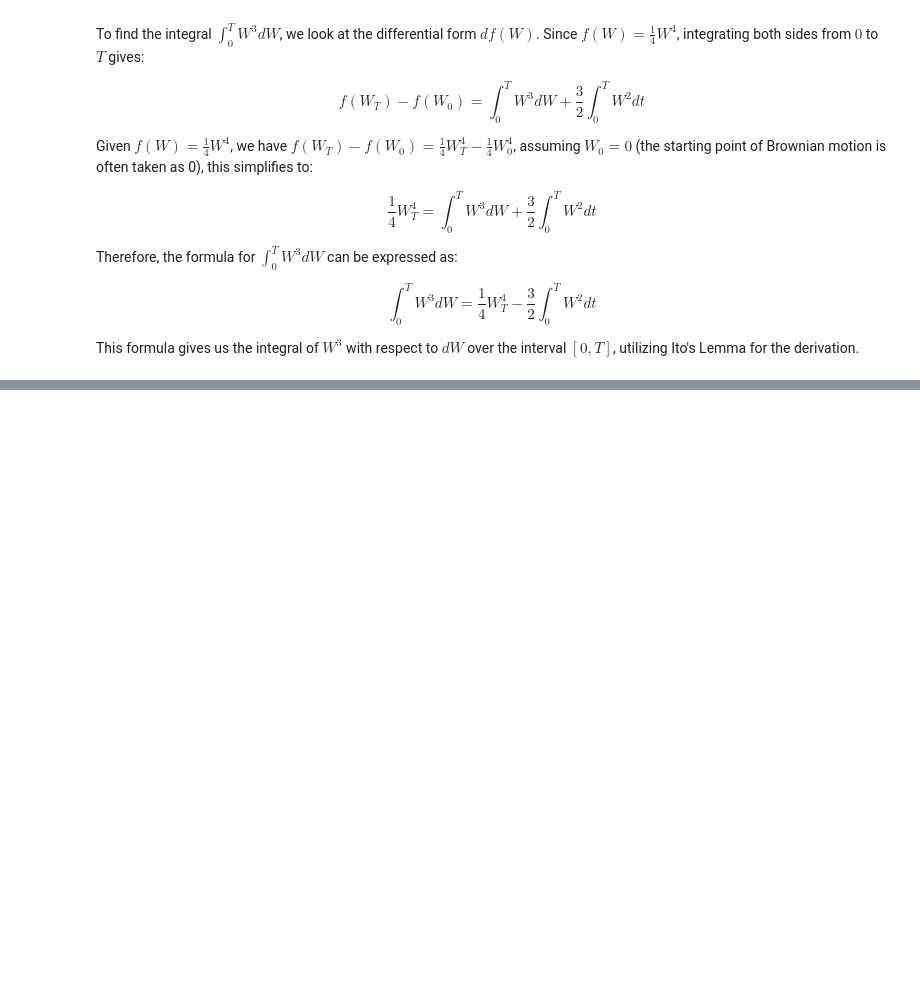
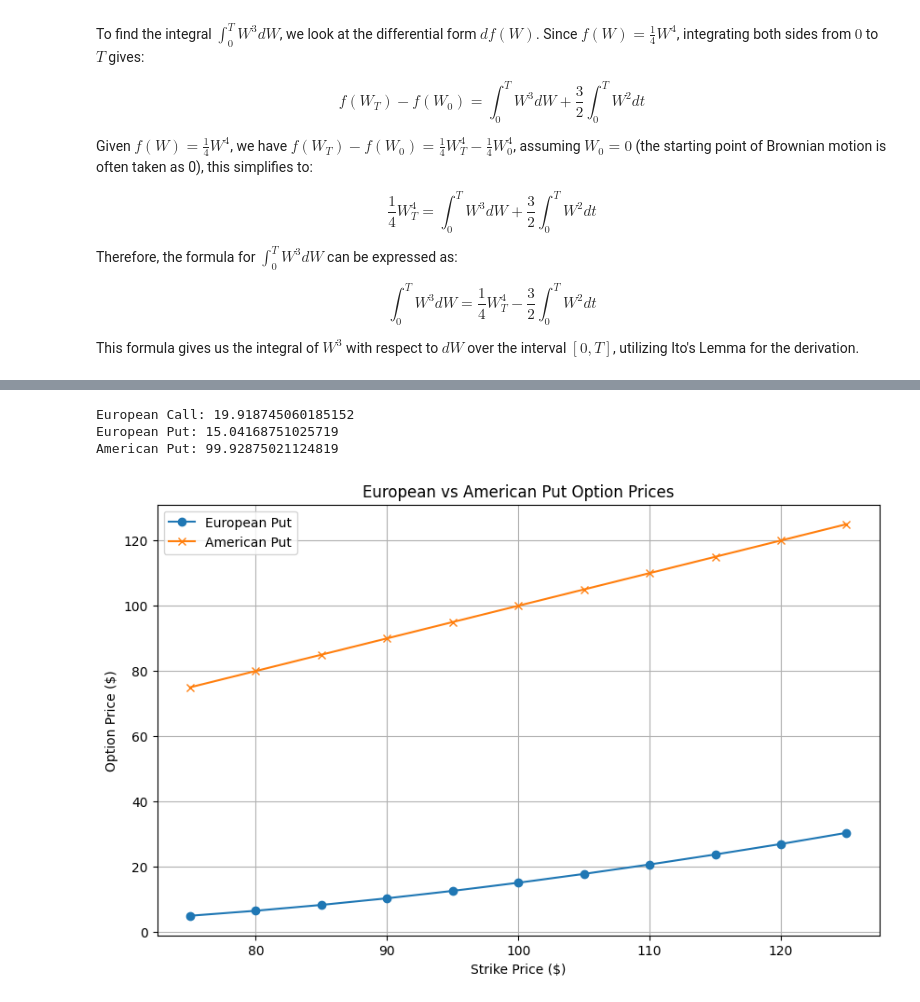
Before and after one commit to alexcraig043/math-86, a Jupyter notebook: homeworks/hw2/hw2.ipynb, the cells around one changed output, grey strips where cells are left out. Saved outputs shown, nothing was run; the diff lists cells and outputs as text; code cells hidden in the pictures; blank space fills up the shorter version.

```diff
--- a/homeworks/hw2/hw2.ipynb
+++ b/homeworks/hw2/hw2.ipynb
@@ -385,0 +396,80 @@ This formula gives us the integral of $W^3$ with respect to $dW$ over the interv
+# %%
+import numpy as np
+import matplotlib.pyplot as plt
+
+def binomial_tree_option_pricing(S0, K, T, N, sigma, r, option_type='call', option_style='European'):
+    """
+    Calculate the European or American call/put option price using a binomial tree model.
+
+    Parameters:
+    S0 (float): initial stock price
+    K (float): strike price of the option
+    T (float): time to expiration in years
+    N (int): number of time steps
+    sigma (float): annualized volatility of the stock
+    r (float): annualized risk-free interest rate
+    option_type (str): 'call' or 'put'
+    option_style (str): 'European' or 'American'
+
+    Returns:
+    float: price of the option
+    """
+    dt = T / N
+    u = 1 + sigma * np.sqrt(dt)
+    d = 1 - sigma * np.sqrt(dt)
+    q = (np.exp(r * dt) - d) / (u - d)
+
+    S = np.zeros(N + 1)
+    S[0] = S0 * d**N
+    for i in range(1, N + 1):
+        S[i] = S[i - 1] * u / d
+
+    if option_type == 'call':
+        V = np.maximum(S - K, 0)
+    else: # put option
+        V = np.maximum(K - S, 0)
+
+    for i in range(N - 1, -1, -1):
+        V[:-1] = np.exp(-r * dt) * (q * V[1:] + (1 - q) * V[:-1])
+        if option_style == 'American' and option_type == 'put':
+            # For American options, check for early exercise
+            S = S[:len(V)]  # Adjust S array to current time step
+            V = np.maximum(V, K - S)  # Compare holding vs. exercising
+
+    return V[0]
+
+# Example usage
+S0 = 100
+K = 100
+T = 1
+N = 252
+sigma = 0.45
+r = 0.05
+
+print("European Call:", binomial_tree_option_pricing(S0, K, T, N, sigma, r, 'call', 'European'))
+print("European Put:", binomial_tree_option_pricing(S0, K, T, N, sigma, r, 'put', 'European'))
+print("American Put:", binomial_tree_option_pricing(S0, K, T, N, sigma, r, 'put', 'American'))
+# %% [output]
+European Call: 19.918745060185152
+European Put: 15.04168751025719
+American Put: 99.92875021124819
+# %%
+# Strike prices
+K_values = np.arange(75, 126, 5)
+
+# Prices
+european_put_prices = [binomial_tree_option_pricing(S0, K, T, N, sigma, r, 'put', 'European') for K in K_values]
+american_put_prices = [binomial_tree_option_pricing(S0, K, T, N, sigma, r, 'put', 'American') for K in K_values]
+
+# Plotting
+plt.figure(figsize=(10, 6))
+plt.plot(K_values, european_put_prices, label='European Put', marker='o')
+plt.plot(K_values, american_put_prices, label='American Put', marker='x')
+plt.title('European vs American Put Option Prices')
+plt.xlabel('Strike Price ($)')
+plt.ylabel('Option Price ($)')
+plt.legend()
+plt.grid(True)
+plt.show()
+# %% [output]
+[figure, added]
```
Also changed, not shown: parts of 2 cells of this notebook.
